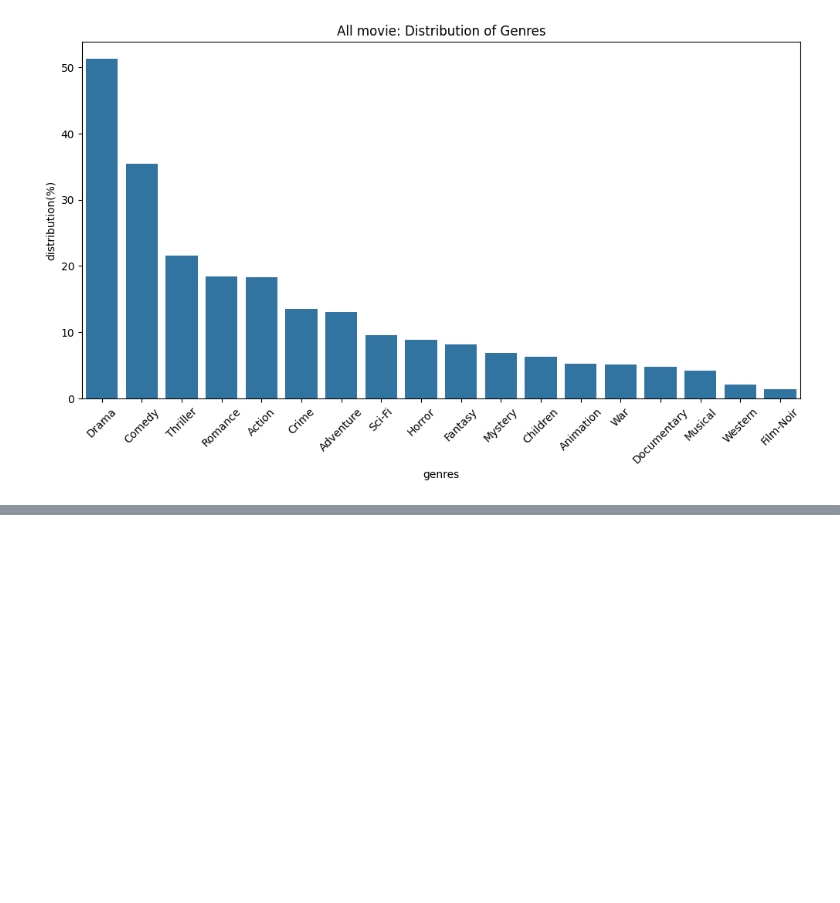
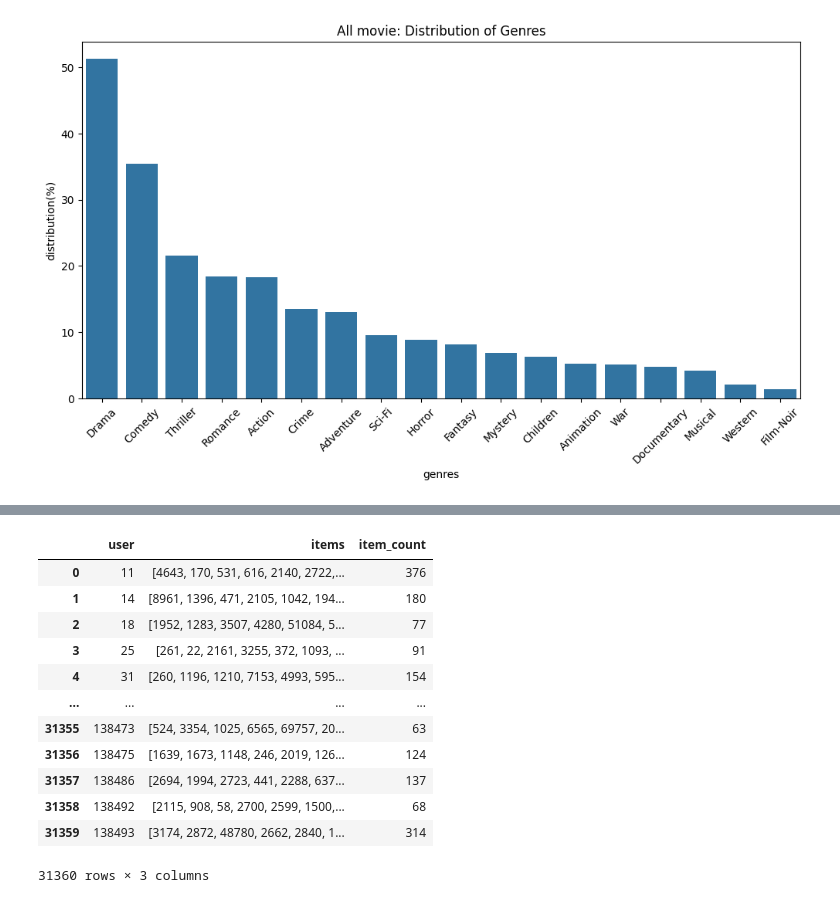
Before and after one commit to jim-min/pro-recsys-movierecommendation-recsys-04, a Jupyter notebook: eda/jiho.ipynb, the cells around one changed output, grey strips where cells are left out. Saved outputs shown, nothing was run; the diff lists cells and outputs as text; code cells hidden in the pictures; blank space fills up the shorter version.

```diff
--- a/eda/jiho.ipynb
+++ b/eda/jiho.ipynb
@@ -175,0 +224,16 @@ plt.show()
+# %%
+user_items
+# %% [output]
+|  | user | items | item_count |
+| 0 | 11 | [4643, 170, 531, 616, 2140, 2722,... | 376 |
+| 1 | 14 | [8961, 1396, 471, 2105, 1042, 194... | 180 |
+| 2 | 18 | [1952, 1283, 3507, 4280, 51084, 5... | 77 |
+| 3 | 25 | [261, 22, 2161, 3255, 372, 1093, ... | 91 |
+| 4 | 31 | [260, 1196, 1210, 7153, 4993, 595... | 154 |
+| ... | ... | ... | ... |
+| 31355 | 138473 | [524, 3354, 1025, 6565, 69757, 20... | 63 |
+| 31356 | 138475 | [1639, 1673, 1148, 246, 2019, 126... | 124 |
+| 31357 | 138486 | [2694, 1994, 2723, 441, 2288, 637... | 137 |
+| 31358 | 138492 | [2115, 908, 58, 2700, 2599, 1500,... | 68 |
+| 31359 | 138493 | [3174, 2872, 48780, 2662, 2840, 1... | 314 |
+31360 rows × 3 columns
```
Also changed, not shown: parts of 11 cells of this notebook.
